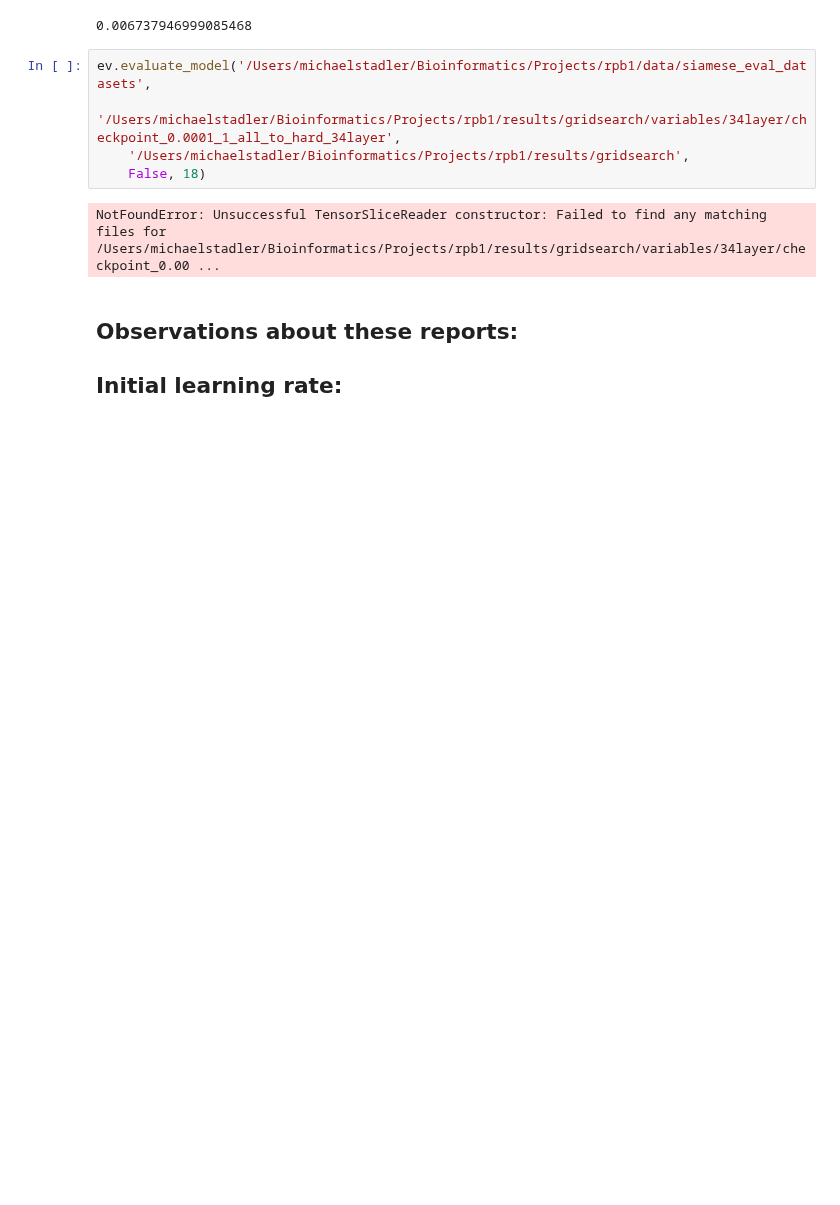
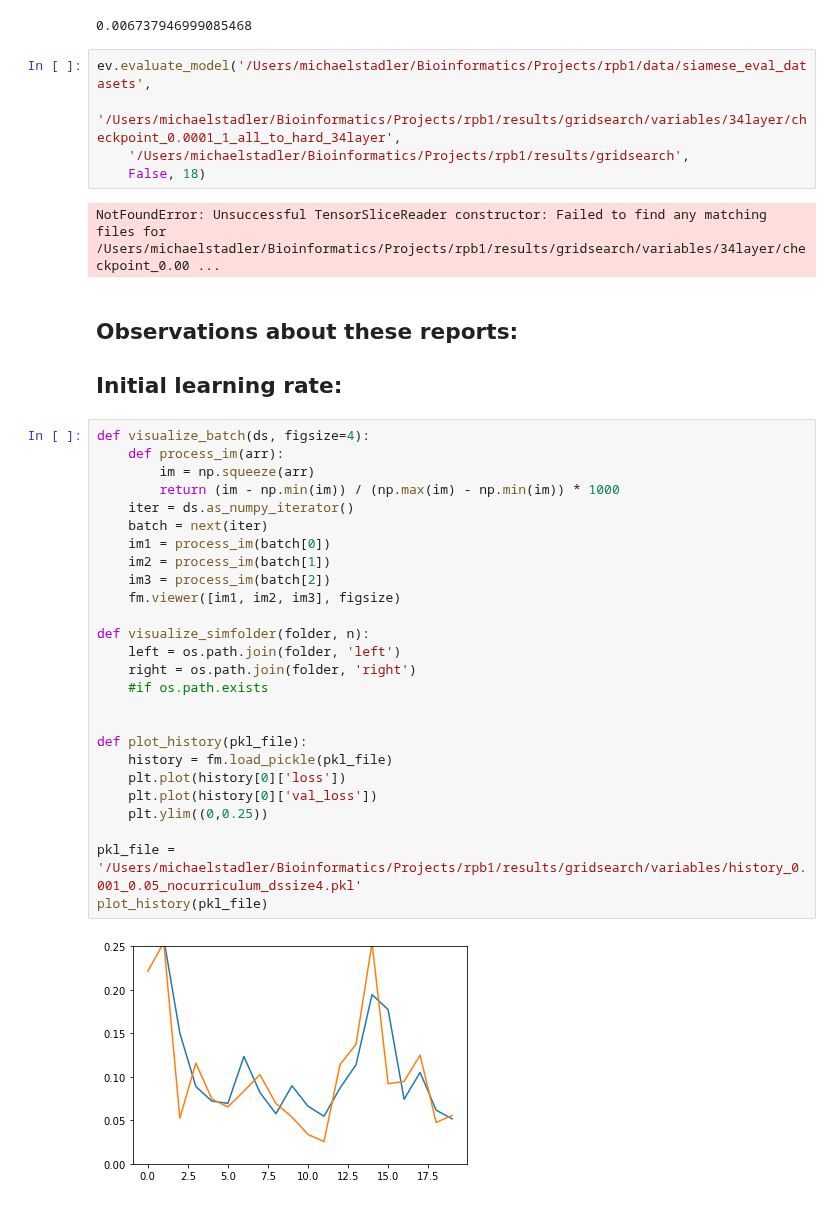
Before and after one commit to michaelrstadler/rpb1, a Jupyter notebook: bin/notebooks/20220212-buildCNNassessor-curriculumlearning.ipynb, the cells around one changed output. Saved outputs shown, nothing was run; the diff lists cells and outputs as text; blank space fills up the shorter version.

```diff
--- a/bin/notebooks/20220212-buildCNNassessor-curriculumlearning.ipynb
+++ b/bin/notebooks/20220212-buildCNNassessor-curriculumlearning.ipynb
@@ -779,3 +777,31 @@ NotFoundError: Unsuccessful TensorSliceReader constructor: Failed to find any ma
 
 Initial learning rate:
 -
+# %%
+def visualize_batch(ds, figsize=4):
+    def process_im(arr):
+        im = np.squeeze(arr)
+        return (im - np.min(im)) / (np.max(im) - np.min(im)) * 1000
+    iter = ds.as_numpy_iterator()
+    batch = next(iter)
+    im1 = process_im(batch[0])
+    im2 = process_im(batch[1])
+    im3 = process_im(batch[2])
+    fm.viewer([im1, im2, im3], figsize)
+
+def visualize_simfolder(folder, n):
+    left = os.path.join(folder, 'left')
+    right = os.path.join(folder, 'right')
+    #if os.path.exists
+
+
+def plot_history(pkl_file):
+    history = fm.load_pickle(pkl_file)
+    plt.plot(history[0]['loss'])
+    plt.plot(history[0]['val_loss'])
+    plt.ylim((0,0.25))
+
+pkl_file = '/Users/michaelstadler/Bioinformatics/Projects/rpb1/results/gridsearch/variables/history_0.001_0.05_nocurriculum_dssize4.pkl'
+plot_history(pkl_file)
+# %% [output]
+[figure, added]
```
Also changed, not shown: parts of 3 cells of this notebook, 2 other files.
